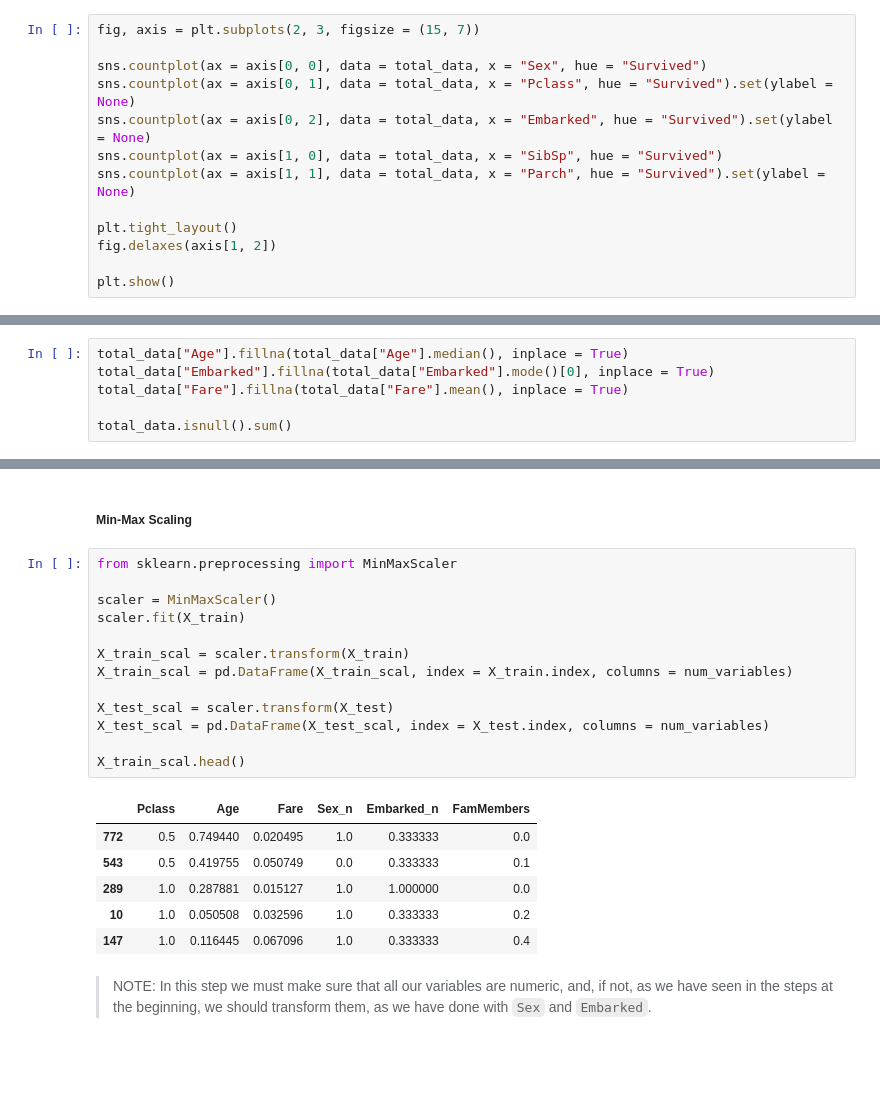
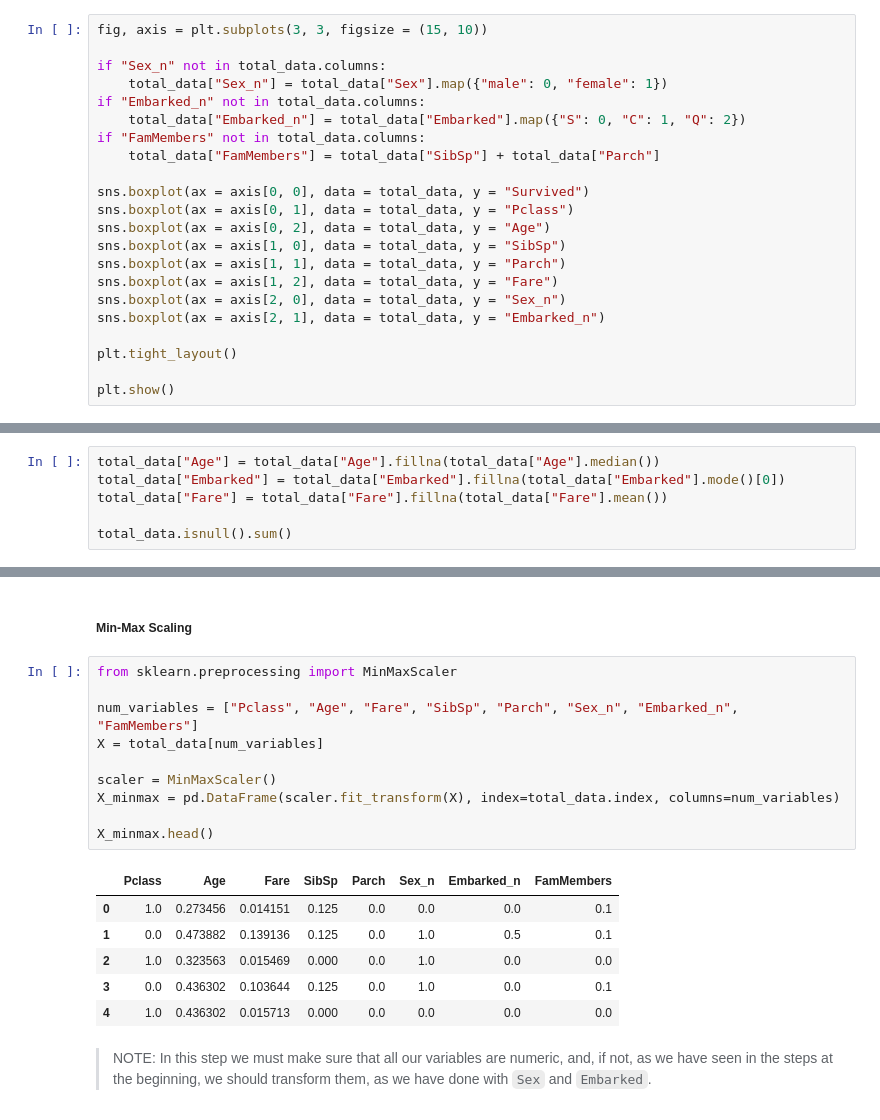
Before and after one commit to 4GeeksAcademy/machine-learning-content, a Jupyter notebook: 05-data/exploratory-data-analysis.ipynb, the cells around one changed output, grey strips where cells are left out. Saved outputs shown, nothing was run; the diff lists cells and outputs as text; blank space fills up the shorter version.

```diff
--- a/05-data/exploratory-data-analysis.ipynb
+++ b/05-data/exploratory-data-analysis.ipynb
@@ -248,16 +248,25 @@ When the two variables being compared have categorical data, the analysis is sai
 
 First, we analyze the class against the categorical features, one by one. Here there will be no combinations of several predictors and the class:
 # %%
-fig, axis = plt.subplots(2, 3, figsize = (15, 7))
+fig, axis = plt.subplots(3, 3, figsize = (15, 10))
 
-sns.countplot(ax = axis[0, 0], data = total_data, x = "Sex", hue = "Survived")
-sns.countplot(ax = axis[0, 1], data = total_data, x = "Pclass", hue = "Survived").set(ylabel = None)
-sns.countplot(ax = axis[0, 2], data = total_data, x = "Embarked", hue = "Survived").set(ylabel = None)
-sns.countplot(ax = axis[1, 0], data = total_data, x = "SibSp", hue = "Survived")
-sns.countplot(ax = axis[1, 1], data = total_data, x = "Parch", hue = "Survived").set(ylabel = None)
+if "Sex_n" not in total_data.columns:
+    total_data["Sex_n"] = total_data["Sex"].map({"male": 0, "female": 1})
+if "Embarked_n" not in total_data.columns:
+    total_data["Embarked_n"] = total_data["Embarked"].map({"S": 0, "C": 1, "Q": 2})
+if "FamMembers" not in total_data.columns:
+    total_data["FamMembers"] = total_data["SibSp"] + total_data["Parch"]
+
+sns.boxplot(ax = axis[0, 0], data = total_data, y = "Survived")
+sns.boxplot(ax = axis[0, 1], data = total_data, y = "Pclass")
+sns.boxplot(ax = axis[0, 2], data = total_data, y = "Age")
+sns.boxplot(ax = axis[1, 0], data = total_data, y = "SibSp")
+sns.boxplot(ax = axis[1, 1], data = total_data, y = "Parch")
+sns.boxplot(ax = axis[1, 2], data = total_data, y = "Fare")
+sns.boxplot(ax = axis[2, 0], data = total_data, y = "Sex_n")
+sns.boxplot(ax = axis[2, 1], data = total_data, y = "Embarked_n")
 
 plt.tight_layout()
-fig.delaxes(axis[1, 2])
 
 plt.show()
 # %% [output]
@@ -590,9 +601,9 @@ To deal with them, there are many techniques, and you can find more information
 
 For cases with missing data observed in the `Age`, `Embarked` and `Fare` variables, we will use numerical imputation through the `fillna()` function. In this case, we are going to use some of the different options that can be chosen to fill in values:
 # %%
-total_data["Age"].fillna(total_data["Age"].median(), inplace = True)
-total_data["Embarked"].fillna(total_data["Embarked"].mode()[0], inplace = True)
-total_data["Fare"].fillna(total_data["Fare"].mean(), inplace = True)
+total_data["Age"] = total_data["Age"].fillna(total_data["Age"].median())
+total_data["Embarked"] = total_data["Embarked"].fillna(total_data["Embarked"].mode()[0])
+total_data["Fare"] = total_data["Fare"].fillna(total_data["Fare"].mean())
 
 total_data.isnull().sum()
 # %% [output]
@@ -682,23 +725,20 @@ X_train_norm.head()
 # %%
 from sklearn.preprocessing import MinMaxScaler
 
+num_variables = ["Pclass", "Age", "Fare", "SibSp", "Parch", "Sex_n", "Embarked_n", "FamMembers"]
+X = total_data[num_variables]
+
 scaler = MinMaxScaler()
-scaler.fit(X_train)
+X_minmax = pd.DataFrame(scaler.fit_transform(X), index=total_data.index, columns=num_variables)
 
-X_train_scal = scaler.transform(X_train)
-X_train_scal = pd.DataFrame(X_train_scal, index = X_train.index, columns = num_variables)
-
-X_test_scal = scaler.transform(X_test)
-X_test_scal = pd.DataFrame(X_test_scal, index = X_test.index, columns = num_variables)
-
-X_train_scal.head()
+X_minmax.head()
 # %% [output]
-|  | Pclass | Age | Fare | Sex_n | Embarked_n | FamMembers |
-| 772 | 0.5 | 0.749440 | 0.020495 | 1.0 | 0.333333 | 0.0 |
-| 543 | 0.5 | 0.419755 | 0.050749 | 0.0 | 0.333333 | 0.1 |
-| 289 | 1.0 | 0.287881 | 0.015127 | 1.0 | 1.000000 | 0.0 |
-| 10 | 1.0 | 0.050508 | 0.032596 | 1.0 | 0.333333 | 0.2 |
-| 147 | 1.0 | 0.116445 | 0.067096 | 1.0 | 0.333333 | 0.4 |
+|  | Pclass | Age | Fare | SibSp | Parch | Sex_n | Embarked_n | FamMembers |
+| 0 | 1.0 | 0.273456 | 0.014151 | 0.125 | 0.0 | 0.0 | 0.0 | 0.1 |
+| 1 | 0.0 | 0.473882 | 0.139136 | 0.125 | 0.0 | 1.0 | 0.5 | 0.1 |
+| 2 | 1.0 | 0.323563 | 0.015469 | 0.000 | 0.0 | 1.0 | 0.0 | 0.0 |
+| 3 | 0.0 | 0.436302 | 0.103644 | 0.125 | 0.0 | 1.0 | 0.0 | 0.1 |
+| 4 | 1.0 | 0.436302 | 0.015713 | 0.000 | 0.0 | 0.0 | 0.0 | 0.0 |
 # %% [markdown]
 > NOTE: In this step we must make sure that all our variables are numeric, and, if not, as we have seen in the steps at the beginning, we should transform them, as we have done with `Sex` and `Embarked`.
 # %% [markdown]
```
Also changed, not shown: parts of 14 cells of this notebook, 1 other file.
